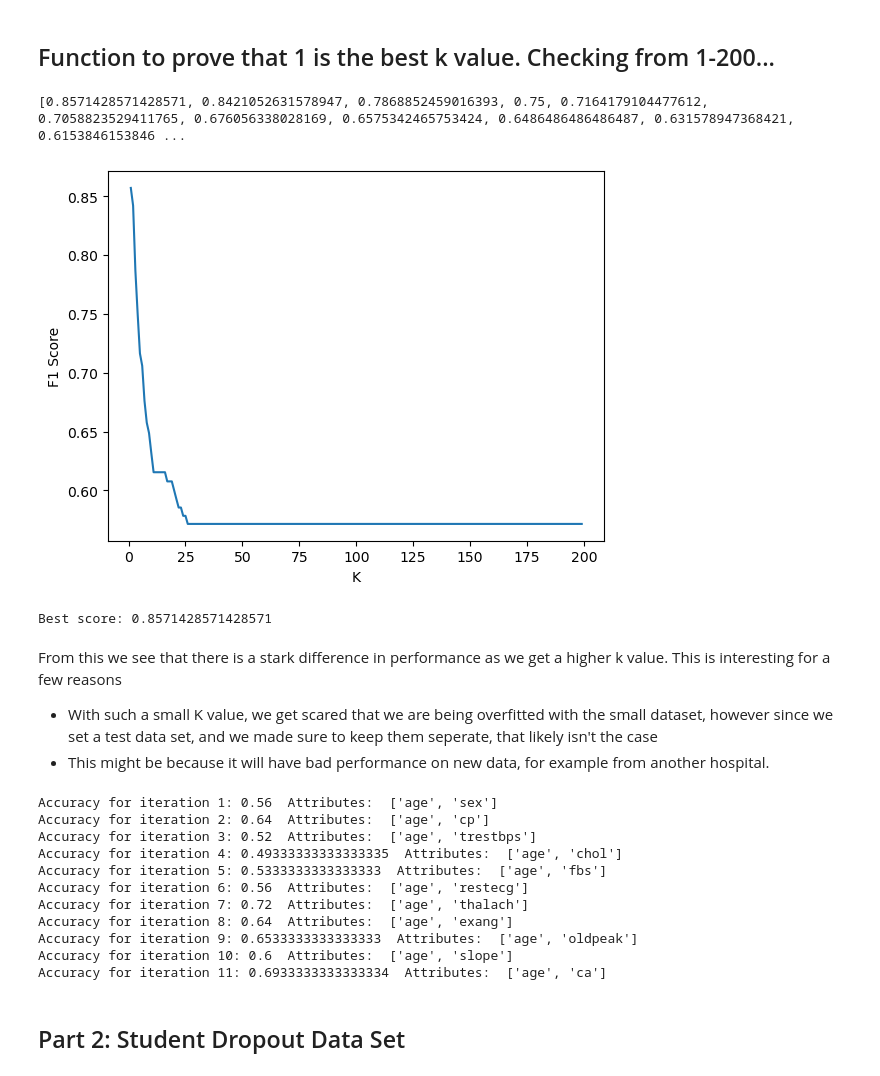
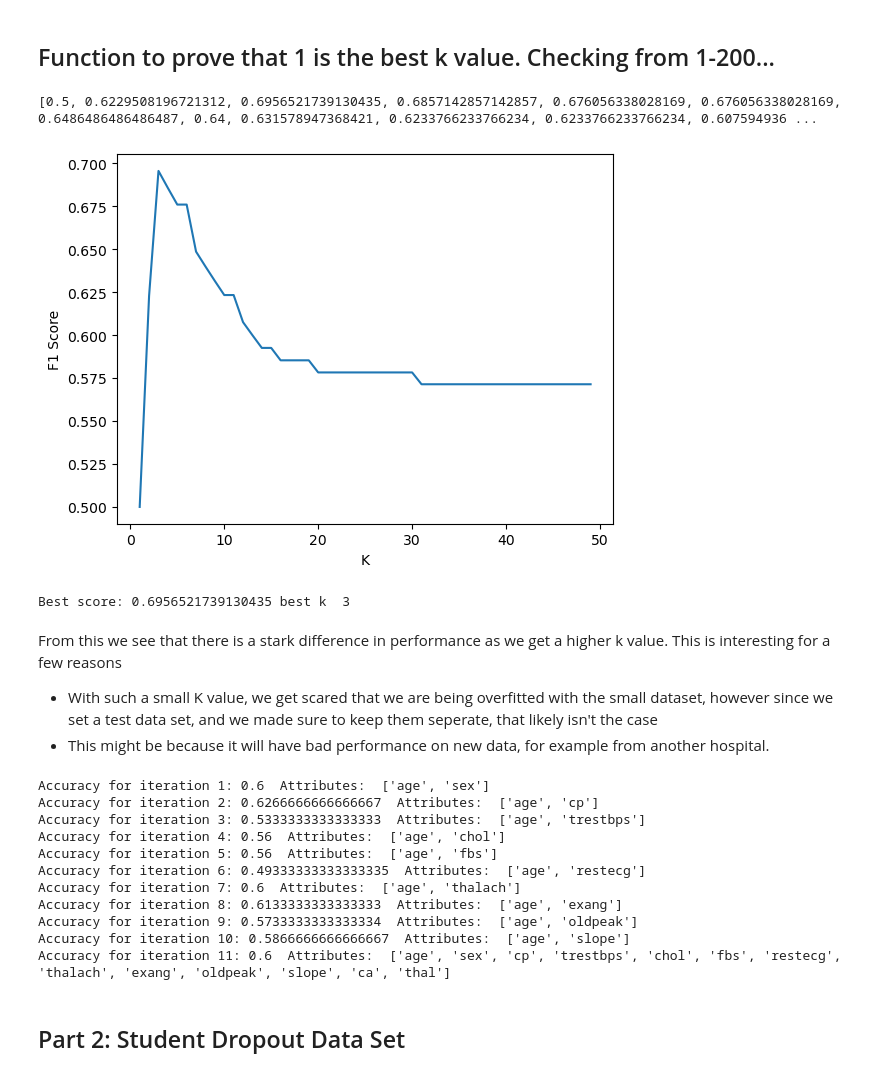
Before and after one commit to Treyson-Grange/cs5830_project4, a Jupyter notebook: project4.ipynb, the cells around one changed output. Cells and saved outputs as stored; diff of their text form; code cells hidden in the pictures.

```diff
--- a/project4.ipynb
+++ b/project4.ipynb
@@ -27,7 +27,7 @@ clevelandDf['num'] = (clevelandDf['num'] > 0).astype(int)
 
 clevelandDf.dropna(inplace=True)
 
-selected_features = ['age', 'sex', 'cp', 'trestbps', 'chol', 'fbs', 'restecg', 'thalach', 'exang', 'oldpeak', 'slope', 'ca', 'thal']
+selected_features = ['age', 'sex', 'cp','trestbps', 'chol' ]#'restecg', 'thalach', 'exang', 'oldpeak', 'slope', 'ca', 'thal'
 selected_features_with_target = ['age', 'sex', 'cp', 'trestbps', 'chol', 'fbs', 'restecg', 'thalach', 'exang', 'oldpeak', 'slope', 'ca', 'thal', 'num']
 XwithTarget = clevelandDf[selected_features_with_target]
 X = clevelandDf[selected_features]
@@ -87,27 +87,27 @@ Predictions for new dataset:
 # %%
 def getF1(k):
     nn = NearestNeighbors(n_neighbors=k, metric='euclidean', algorithm='auto')
     nn.fit(X_train)
 
     distances, indices = nn.kneighbors(X_test)
     predictions = [np.any(y_train.iloc[indices[i]] > 0) for i in range(len(X_test))]  # Considering any non-zero prediction as heart disease
 
     f1 = f1_score(y_test, predictions)
     return f1
 
-kvals = range(1, 200)
+kvals = range(1, 50)
 scores = [getF1(k) for k in kvals]
 print(scores)
 plt.plot(kvals, scores)
-plt.xlabel('K')     # THIS LINE IS AN ERROR
+plt.xlabel('K')
 plt.ylabel('F1 Score')
 plt.show()
 best_score = max(scores)
-print("Best score:", best_score)
+print("Best score:", best_score, "best k ", kvals[scores.index(best_score)])
 # %% [output]
-[0.8571428571428571, 0.8421052631578947, 0.7868852459016393, 0.75, 0.7164179104477612, 0.7058823529411765, 0.676056338028169, 0.6575342465753424, 0.6486486486486487, 0.631578947368421, 0.6153846153846 ...
+[0.5, 0.6229508196721312, 0.6956521739130435, 0.6857142857142857, 0.676056338028169, 0.676056338028169, 0.6486486486486487, 0.64, 0.631578947368421, 0.6233766233766234, 0.6233766233766234, 0.607594936 ...
-[figure, old version]
+[figure, new version]
-Best score: 0.8571428571428571
+Best score: 0.6956521739130435 best k  3
 # %% [markdown]
 From this we see that there is a stark difference in performance as we get a higher k value. This is interesting for a few reasons
 - With such a small K value, we get scared that we are being overfitted with the small dataset, however since we set a test data set, and we made sure to keep them seperate, that likely isn't the case
@@ -115,7 +115,7 @@ From this we see that there is a stark difference in performance as we get a hig
 # %%
 from sklearn.model_selection import train_test_split
 
-k = 9
+k = 1
 nn = NearestNeighbors(n_neighbors=k, metric='euclidean', algorithm='auto')
 
 CROSS_VALIDATIONS = 11
@@ -131,7 +131,7 @@ attributes_list = [
     ['age', 'exang'],
     ['age', 'oldpeak'],
     ['age', 'slope'],
-    ['age', 'ca'],
+    ['age', 'sex', 'cp', 'trestbps', 'chol', 'fbs', 'restecg', 'thalach', 'exang', 'oldpeak', 'slope', 'ca', 'thal'],#testing all columns
 ]
 X = XwithTarget
 y = X[['num']].values
@@ -169,17 +169,17 @@ for i in range(CROSS_VALIDATIONS):
     accuracy = accuracy_score(y_test, y_pred)
     print(f"Accuracy for iteration {i+1}: {accuracy}" , " Attributes: " , attributes_list[i])
 # %% [output]
-Accuracy for iteration 1: 0.56  Attributes:  ['age', 'sex']
-Accuracy for iteration 2: 0.64  Attributes:  ['age', 'cp']
-Accuracy for iteration 3: 0.52  Attributes:  ['age', 'trestbps']
-Accuracy for iteration 4: 0.49333333333333335  Attributes:  ['age', 'chol']
-Accuracy for iteration 5: 0.5333333333333333  Attributes:  ['age', 'fbs']
-Accuracy for iteration 6: 0.56  Attributes:  ['age', 'restecg']
-Accuracy for iteration 7: 0.72  Attributes:  ['age', 'thalach']
-Accuracy for iteration 8: 0.64  Attributes:  ['age', 'exang']
-Accuracy for iteration 9: 0.6533333333333333  Attributes:  ['age', 'oldpeak']
-Accuracy for iteration 10: 0.6  Attributes:  ['age', 'slope']
-Accuracy for iteration 11: 0.6933333333333334  Attributes:  ['age', 'ca']
+Accuracy for iteration 1: 0.6  Attributes:  ['age', 'sex']
+Accuracy for iteration 2: 0.6266666666666667  Attributes:  ['age', 'cp']
+Accuracy for iteration 3: 0.5333333333333333  Attributes:  ['age', 'trestbps']
+Accuracy for iteration 4: 0.56  Attributes:  ['age', 'chol']
+Accuracy for iteration 5: 0.56  Attributes:  ['age', 'fbs']
+Accuracy for iteration 6: 0.49333333333333335  Attributes:  ['age', 'restecg']
+Accuracy for iteration 7: 0.6  Attributes:  ['age', 'thalach']
+Accuracy for iteration 8: 0.6133333333333333  Attributes:  ['age', 'exang']
+Accuracy for iteration 9: 0.5733333333333334  Attributes:  ['age', 'oldpeak']
+Accuracy for iteration 10: 0.5866666666666667  Attributes:  ['age', 'slope']
+Accuracy for iteration 11: 0.6  Attributes:  ['age', 'sex', 'cp', 'trestbps', 'chol', 'fbs', 'restecg', 'thalach', 'exang', 'oldpeak', 'slope', 'ca', 'thal']
 # %% [markdown]
 ## Part 2: Student Dropout Data Set
 # %% [markdown]
```
Also changed, not shown: parts of 1 cell of this notebook, 1 other file.
